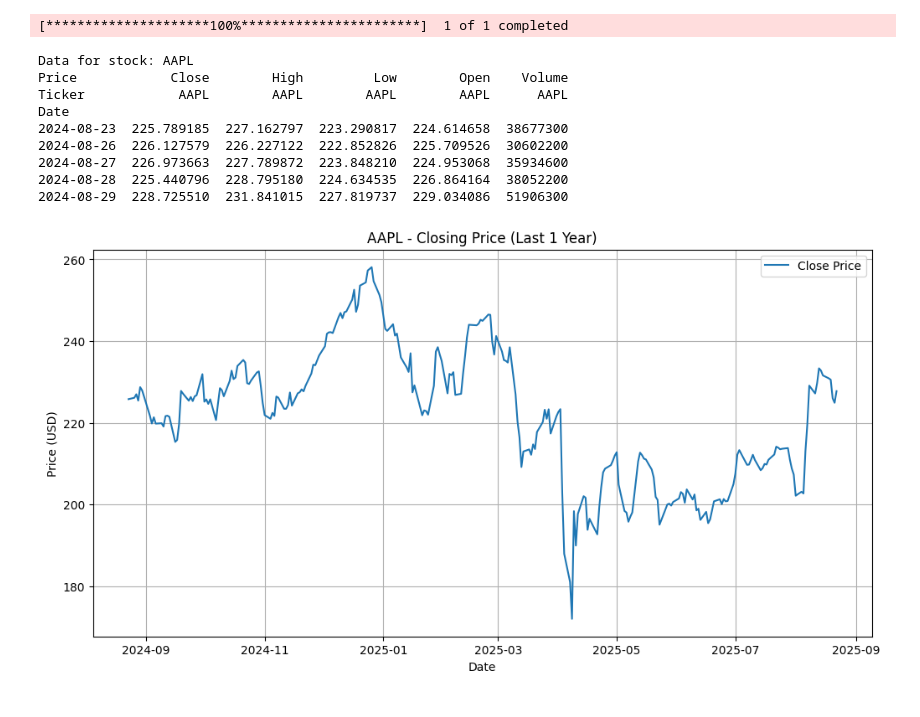
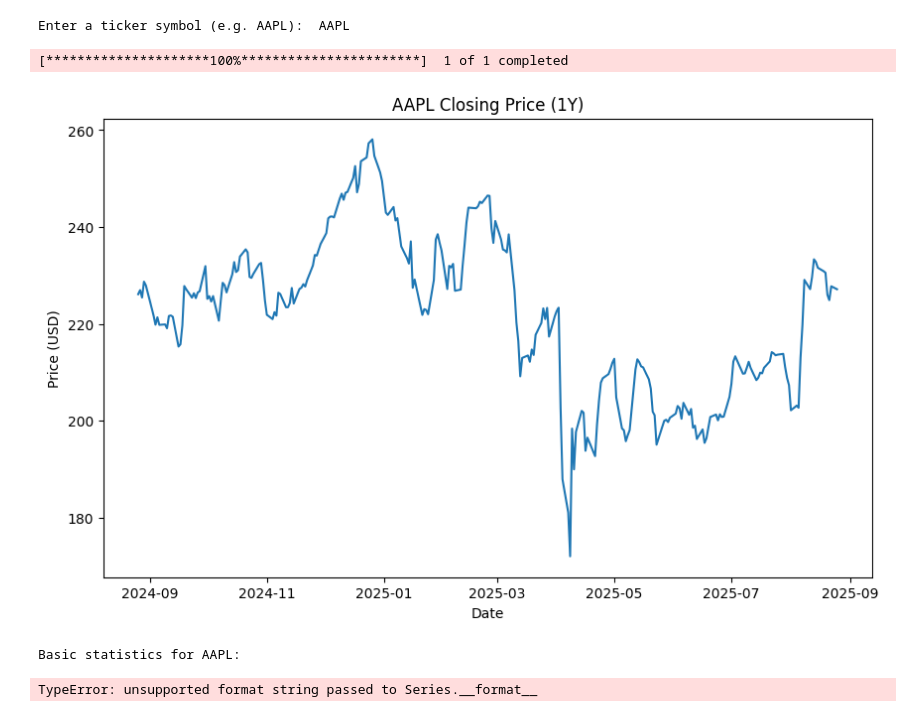
Before and after one commit to mieszkokuzmierz/stock-market-analysis, a Jupyter notebook: notebooks/stock_analysis.ipynb, the cells around one changed output. Saved outputs shown, nothing was run; the diff lists cells and outputs as text; code cells hidden in the pictures.

Commit message:
Second commit, addind basic analysis

```diff
--- a/notebooks/stock_analysis.ipynb
+++ b/notebooks/stock_analysis.ipynb
@@ -1,36 +1,49 @@
 # %%
 import yfinance as yf
-import pandas as pd
 import matplotlib.pyplot as plt
 
-# Choose the stock ticker - let's start with checking Apple's prices
-ticker = 'AAPL'
-
-# Download last 1 year of data
+# Download data for one ticker
+ticker = input('Enter a ticker symbol (e.g. AAPL): ')
 data = yf.download(ticker, period='1y')
 
-# Display first 5 rows
-print('Data for stock:', ticker)
-print(data.head())
+# Plot closing price
+plt.figure(figsize=(10, 6))
+plt.plot(data['Close'])
+plt.title(f'{ticker} Closing Price (1Y)')
+plt.xlabel('Date')
+plt.ylabel('Price (USD)')
+plt.show()
 
-# Plot closing price
-plt.figure(figsize=(12, 6))
-plt.plot(data.index, data['Close'], label='Close Price')
-plt.title(f'{ticker} - Closing Price (Last 1 Year)')
+# Basic statistics
+stats = {
+    'Mean': data['Close'].mean(),
+    'Median': data['Close'].median(),
+    'Standard Deviation': data['Close'].std(),
+    'Minimum': data['Close'].min(),
+    'Maximum': data['Close'].max()
+}
+
+print(f'\nBasic statistics for {ticker}:')
+for k, v in stats.items():
+    print(f'{k}: {v:.2f}')
+
+# Compare multiple tickers
+tickers = input('\nEnter tickers separated by commas (e.g. AAPL,MSFT,GOOG): ')
+tickers = [t.strip() for t in tickers.split(',')]
+
+multi_data = yf.download(tickers, period='1y')['Close']
+
+plt.figure(figsize=(12, 7))
+for t in tickers:
+    plt.plot(multi_data.index, multi_data[t], label=t)
+plt.title('Stock Closing Prices Comparison (1Y)')
 plt.xlabel('Date')
 plt.ylabel('Price (USD)')
 plt.legend()
-plt.grid()
 plt.show()
 # %% [output]
-[*********************100%***********************]  1 of 1 completed
+Enter a ticker symbol (e.g. AAPL):  AAPL
-Data for stock: AAPL
-Price            Close        High         Low        Open    Volume
-Ticker            AAPL        AAPL        AAPL        AAPL      AAPL
-Date
-2024-08-23  225.789185  227.162797  223.290817  224.614658  38677300
-2024-08-26  226.127579  226.227122  222.852826  225.709526  30602200
-2024-08-27  226.973663  227.789872  223.848210  224.953068  35934600
-2024-08-28  225.440796  228.795180  224.634535  226.864164  38052200
-2024-08-29  228.725510  231.841015  227.819737  229.034086  51906300
+[*********************100%***********************]  1 of 1 completed
-[figure, old version]
+[figure, new version]
+Basic statistics for AAPL:
+TypeError: unsupported format string passed to Series.__format__
```
Also changed, not shown: 1 other file.
